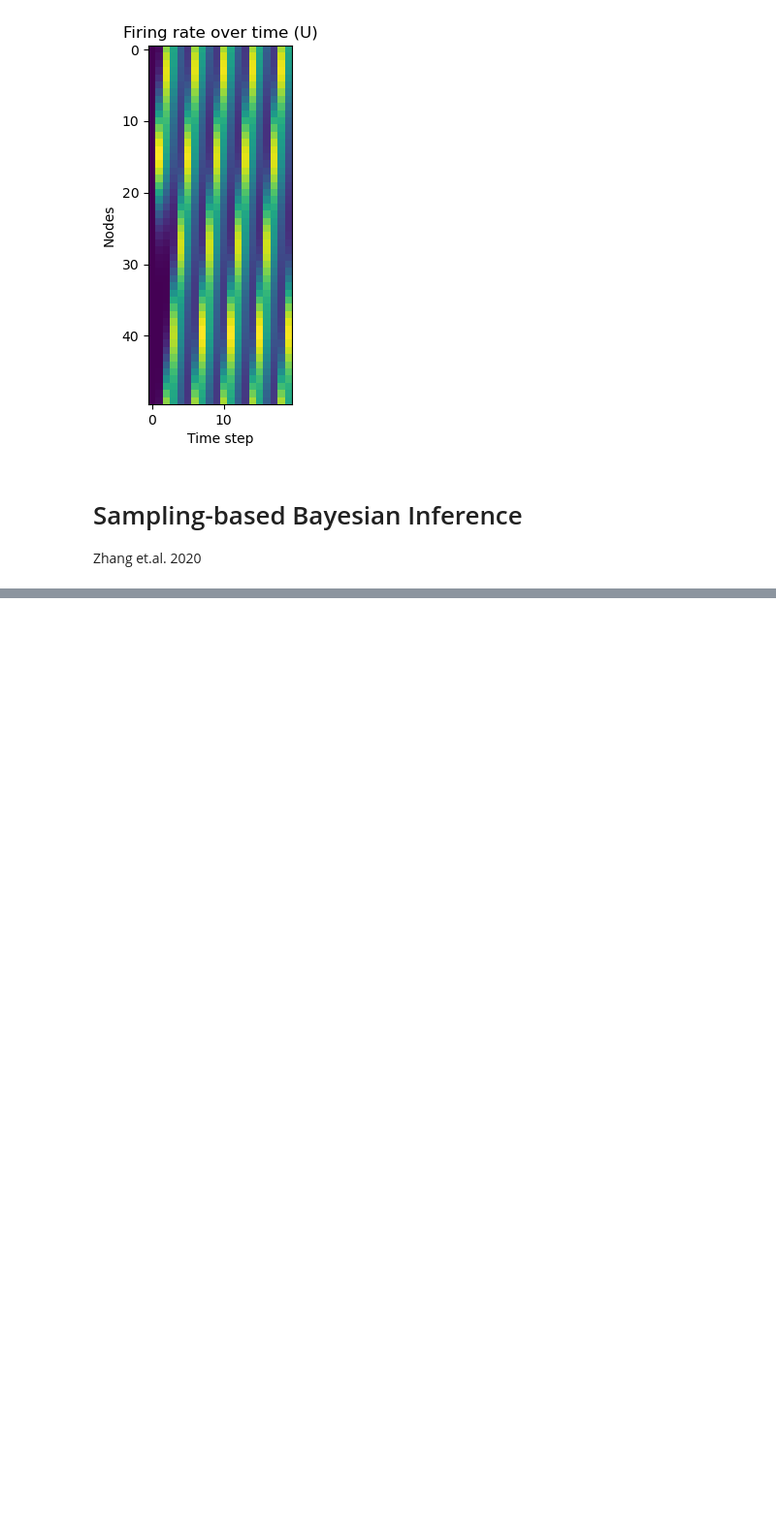
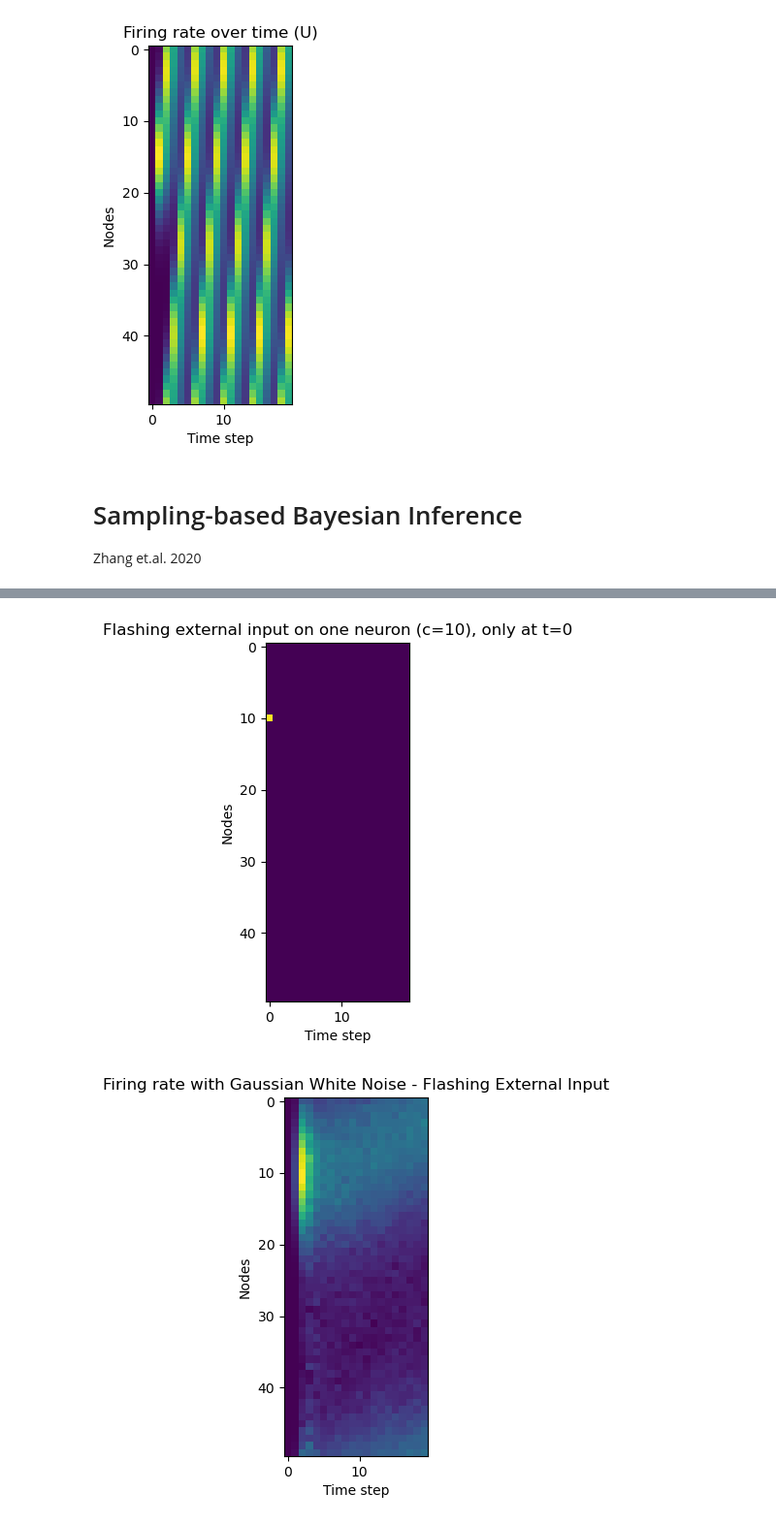
Before and after one commit to michealrm/Trappenberg_CAAN, a Jupyter notebook: cann_simulation.ipynb, the cells around one changed output, grey strips where cells are left out. Shown: that part at 97% size. Saved outputs shown, nothing was run; the diff lists cells and outputs as text; code cells hidden in the pictures; blank space fills up the shorter version.

```diff
--- a/cann_simulation.ipynb
+++ b/cann_simulation.ipynb
@@ -176,0 +204,9 @@ TypeError: string indices must be integers
+# %%
+flashing_external_input = np.zeros((sampling_network.N, sampling_network.T))
+flashing_external_input[10, 0] = 1
+ndyn.plot_external_input(flashing_external_input, 'Flashing external input on one neuron (c=10), only at t=0')
+solution = sampling_network.simulate(flashing_external_input, euler_ivp_gwn, lambda sol: sol)
+ndyn.plot_firing_rate(sampling_network, 'Firing rate with Gaussian White Noise - Flashing External Input')
+# %% [output]
+[figure, added]
+[figure, added]
```
Also changed, not shown: parts of 5 cells of this notebook, 1 other file.
